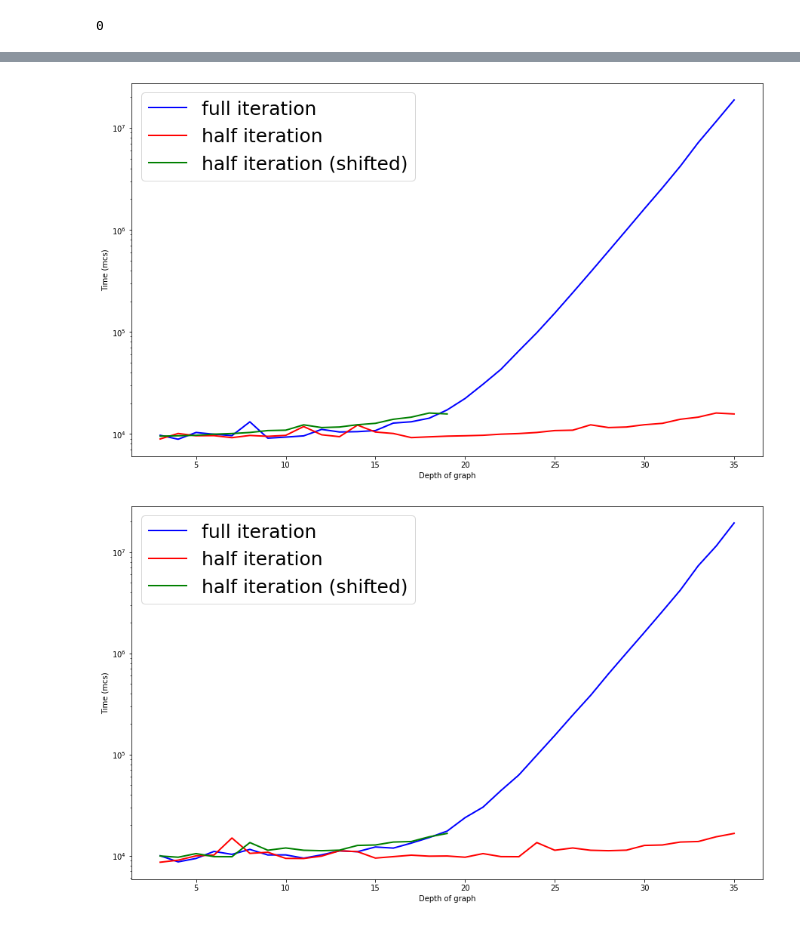
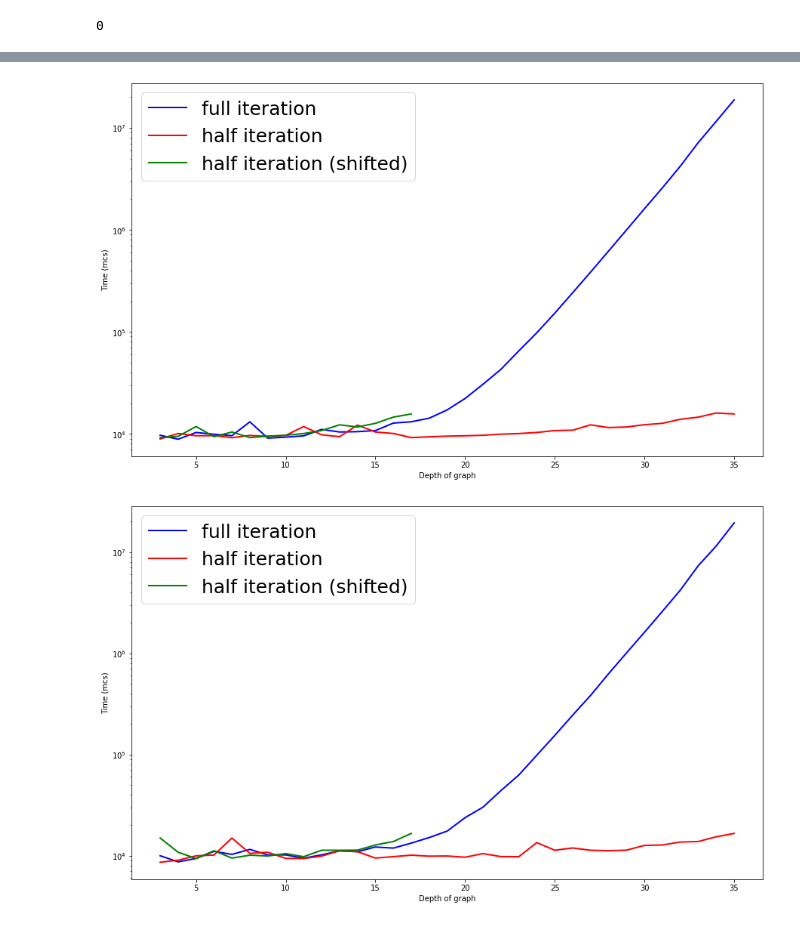
Before and after one commit to Oanikulin/simulatorPolynomial, a Jupyter notebook: graphNotebooks/TreeSimulationGraphs.ipynb, the cells around one changed output, grey strips where cells are left out. Drawn from its saved outputs; the diff is of its cells as text; code cells hidden in the pictures.

```diff
--- a/graphNotebooks/TreeSimulationGraphs.ipynb
+++ b/graphNotebooks/TreeSimulationGraphs.ipynb
@@ -72,9 +64,9 @@ line, = ax.plot(yvalues, chainFullTime, color='blue', lw=2, label="full iteratio
 
 line2, = ax.plot(yvalues, chainHalfTime, color='red', lw=2, label="half iteration")
 
-chainTmp = chainHalfTime[16:]
+chainTmp = chainHalfTime[4::2]
 
-line3, = ax.plot(yvalues[:17], chainTmp, color='green', lw=2, label="half iteration (shifted)")
+line3, = ax.plot(yvalues[:15], chainTmp, color='green', lw=2, label="half iteration (shifted)")
 
 ax.legend(loc="upper left", prop={'size': 25})
 plt.xlabel("Depth of graph")
@@ -83,28 +75,28 @@ plt.ylabel("Time (mcs)")
 ax.set_yscale('log')
 plt.show()
 # %% [output]
-[figure, old version]
+[figure, new version]
 # %%
 fig = plt.figure(figsize=(15, 20))
 ax = fig.add_subplot(2, 1, 1)
 yvalues = list(range(3, 36))
 
 line, = ax.plot(yvalues, randomFullTime, color='blue', lw=2, label="full iteration")
 
 line2, = ax.plot(yvalues, randomHalfTime, color='red', lw=2, label="half iteration")
 
-randomTmp = randomHalfTime[16:]
+randomTmp = randomHalfTime[4::2]
 
-line3, = ax.plot(yvalues[:17], randomTmp, color='green', lw=2, label="half iteration (shifted)")
+line3, = ax.plot(yvalues[:15], randomTmp, color='green', lw=2, label="half iteration (shifted)")
 
 ax.legend(loc="upper left", prop={'size': 25})
 plt.xlabel("Depth of graph")
 plt.ylabel("Time (mcs)")
 
 ax.set_yscale('log')
 plt.show()
 # %% [output]
-[figure, old version]
+[figure, new version]
 # %%
 fig = plt.figure(figsize=(15, 20))
 ax = fig.add_subplot(2, 1, 1)
```
Also changed, not shown: parts of 5 cells of this notebook.
